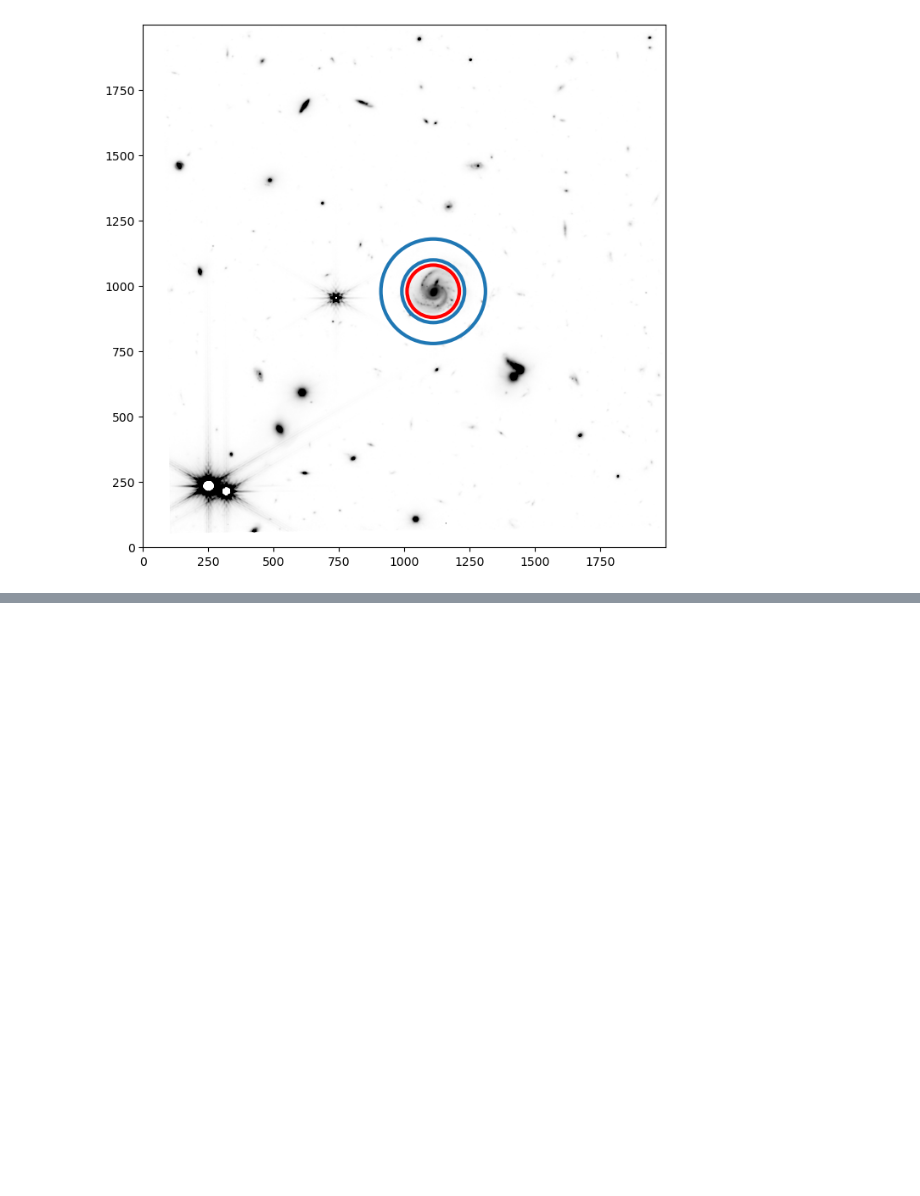
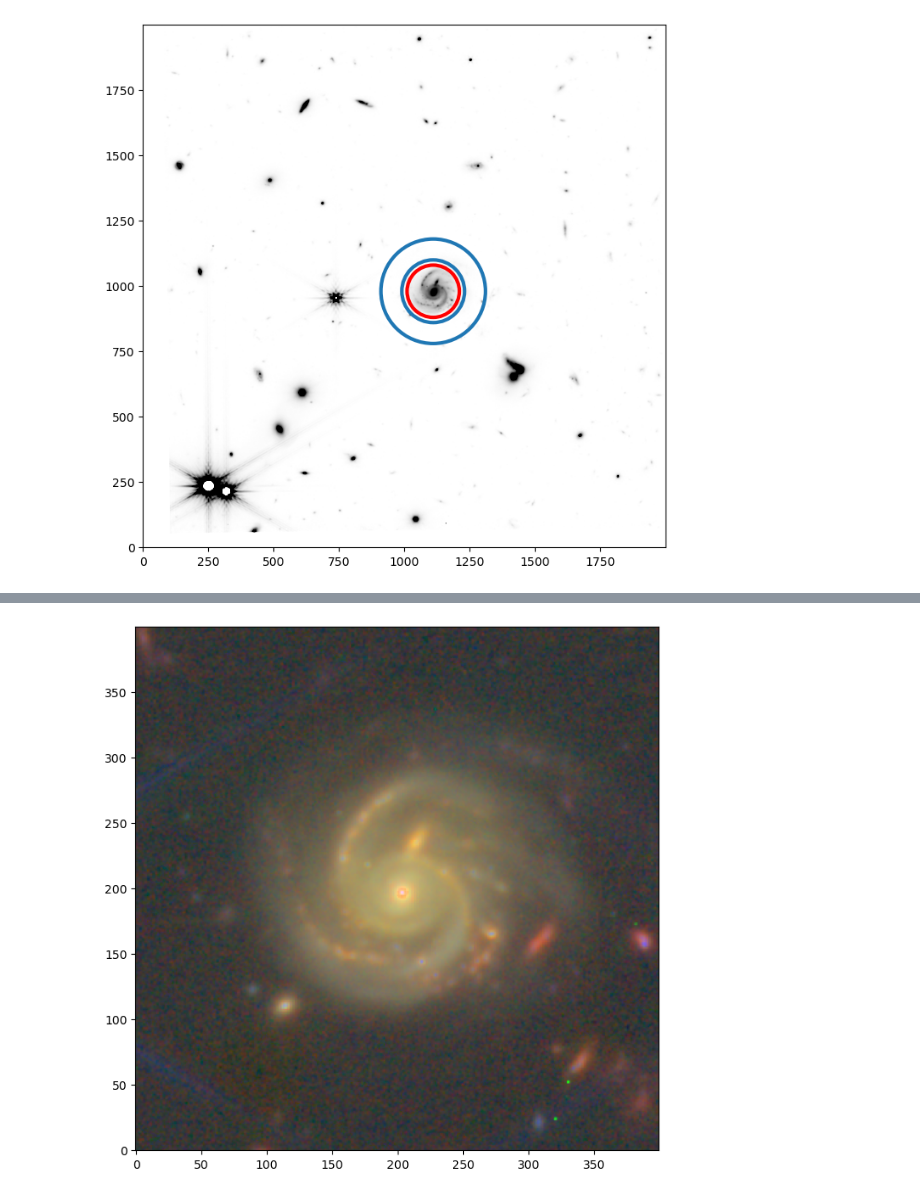
Before and after one commit to hexijin/scientific-data-analysis, a Jupyter notebook: pasha/c08/c08s07.ipynb, the cells around one changed output, grey strips where cells are left out. Saved outputs shown, nothing was run; the diff lists cells and outputs as text; code cells hidden in the pictures; blank space fills up the shorter version.

```diff
--- a/pasha/c08/c08s07.ipynb
+++ b/pasha/c08/c08s07.ipynb
@@ -92,0 +148,10 @@ bg_aperture.plot(color='C0', lw=3);
+# %%
+rgb_image = make_lupton_rgb(2.0 * f444w.data, f277w.data, f150w.data,
+                            minimum=np.mean(f277w.data)-0.5 * np.std(f277w.data),
+                            stretch=0.1,
+                            Q=9)
+
+fig, ax = plt.subplots(figsize=(8,8))
+ax.imshow(rgb_image, origin='lower');
+# %% [output]
+[figure, added]
```
Also changed, not shown: parts of 4 cells of this notebook.
